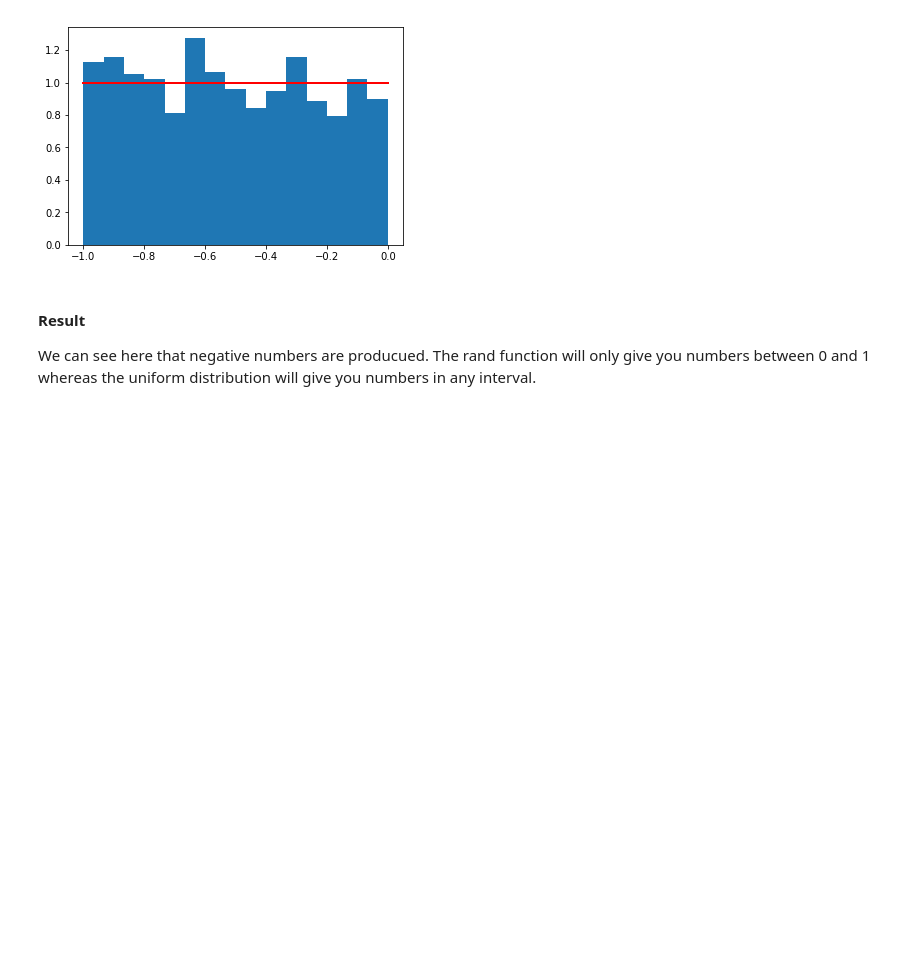
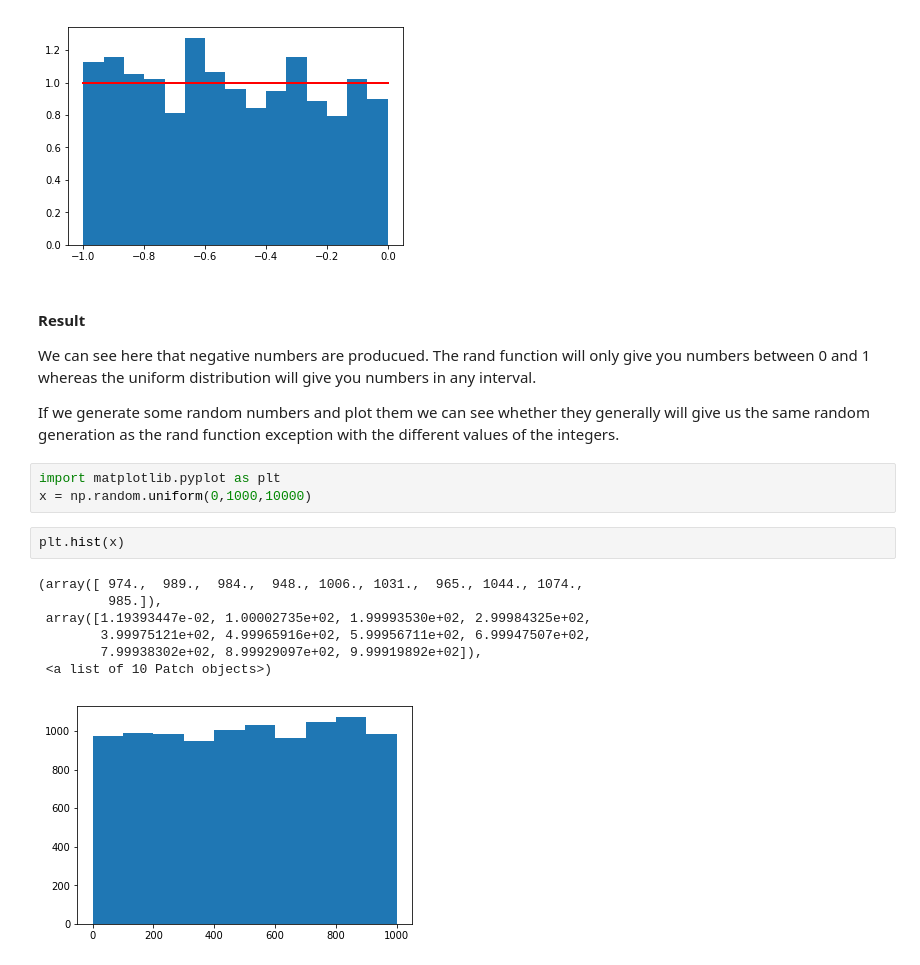
Before and after one commit to lindamonaghan/numpy-random, a Jupyter notebook: numpy-random.ipynb, the cells around one changed output. Saved outputs shown, nothing was run; the diff lists cells and outputs as text; blank space fills up the shorter version.

```diff
--- a/numpy-random.ipynb
+++ b/numpy-random.ipynb
@@ -287,3 +288,18 @@ plt.show()
 # %% [markdown]
 #### Result
 We can see here that negative numbers are producued. The rand function will only give you numbers between 0 and 1 whereas the uniform distribution will give you numbers in any interval.
+
+If we generate some random numbers and plot them we can see whether they generally will give us the same random generation as the rand function exception with the different values of the integers.
+# %%
+import matplotlib.pyplot as plt
+x = np.random.uniform(0,1000,10000)
+# %%
+plt.hist(x)
+# %% [output]
+(array([ 974.,  989.,  984.,  948., 1006., 1031.,  965., 1044., 1074.,
+         985.]),
+ array([1.19393447e-02, 1.00002735e+02, 1.99993530e+02, 2.99984325e+02,
+        3.99975121e+02, 4.99965916e+02, 5.99956711e+02, 6.99947507e+02,
+        7.99938302e+02, 8.99929097e+02, 9.99919892e+02]),
+ <a list of 10 Patch objects>)
+[figure, added]
```
Also changed, not shown: parts of 12 cells of this notebook.
